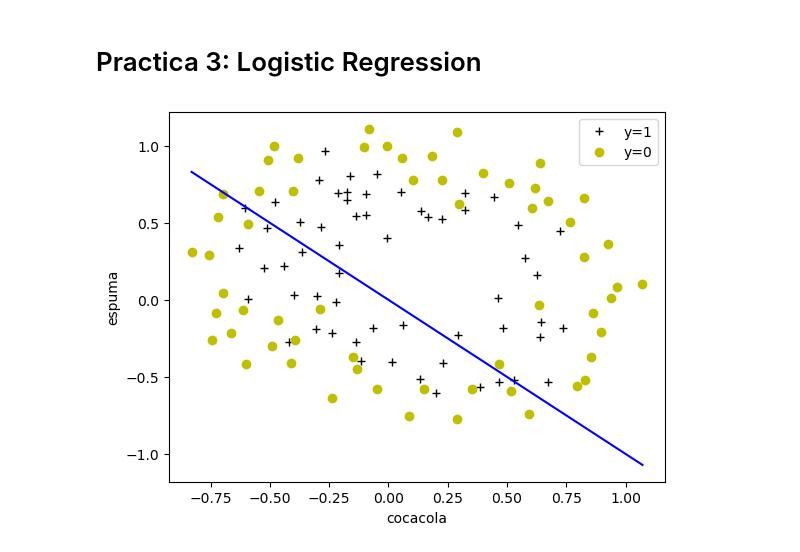
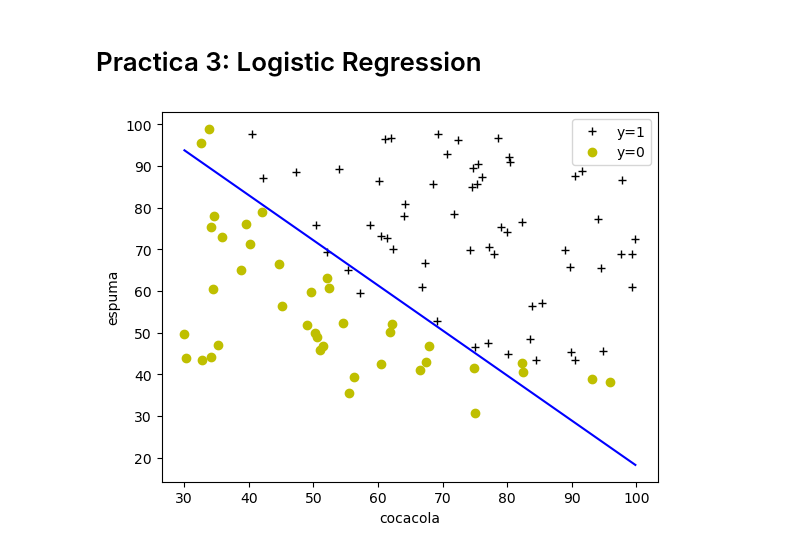
Before and after one commit to Amphxros/AprendizajeAutomatico, a Jupyter notebook: Practicas/Practica3/Practica3.ipynb, the cells around one changed output. Drawn from its saved outputs; the diff is of its cells as text; code cells hidden in the pictures.

```diff
--- a/Practicas/Practica3/Practica3.ipynb
+++ b/Practicas/Practica3/Practica3.ipynb
@@ -3,20 +3,20 @@
 # %%
 import numpy as np
 import matplotlib.pyplot as plt
 
 import utils as util
 import public_tests as pt
 import logistic_reg as lr
 
-X,y= util.load_data("data/ex2data2.txt", ',')
-w=np.ones(X.shape[1])
-b=0
-alpha=0.0001
-num_iterations=10000
+X,y= util.load_data("data/ex2data1.txt", ',')
+w=np.zeros(X.shape[1])
+b=-8
+alpha=0.001
+num_iterations=100000
 
 w_opt,b_opt,cost=lr.gradient_descent(X, y, w, b, lr.compute_cost, lr.compute_gradient, alpha, num_iterations)
 
 
-util.plot_decision_boundary(w,b,X,y)
+util.plot_decision_boundary(w_opt,b_opt,X,y)
 # %% [output]
-[figure, old version]
+[figure, new version]
```
Also changed, not shown: parts of 1 cell of this notebook.
